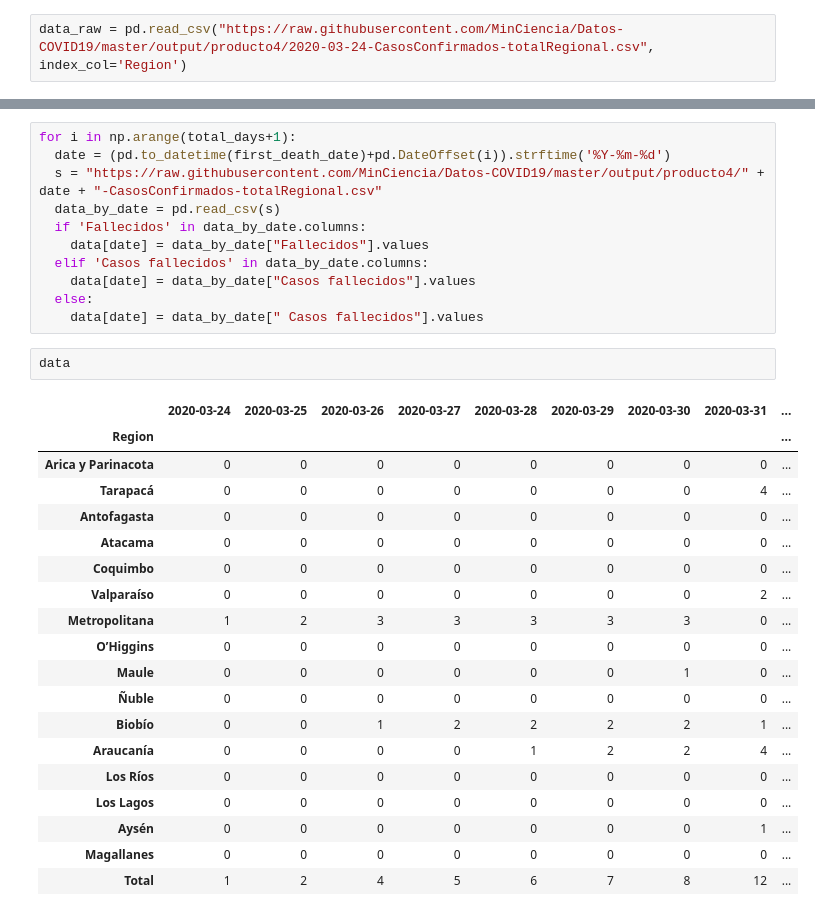
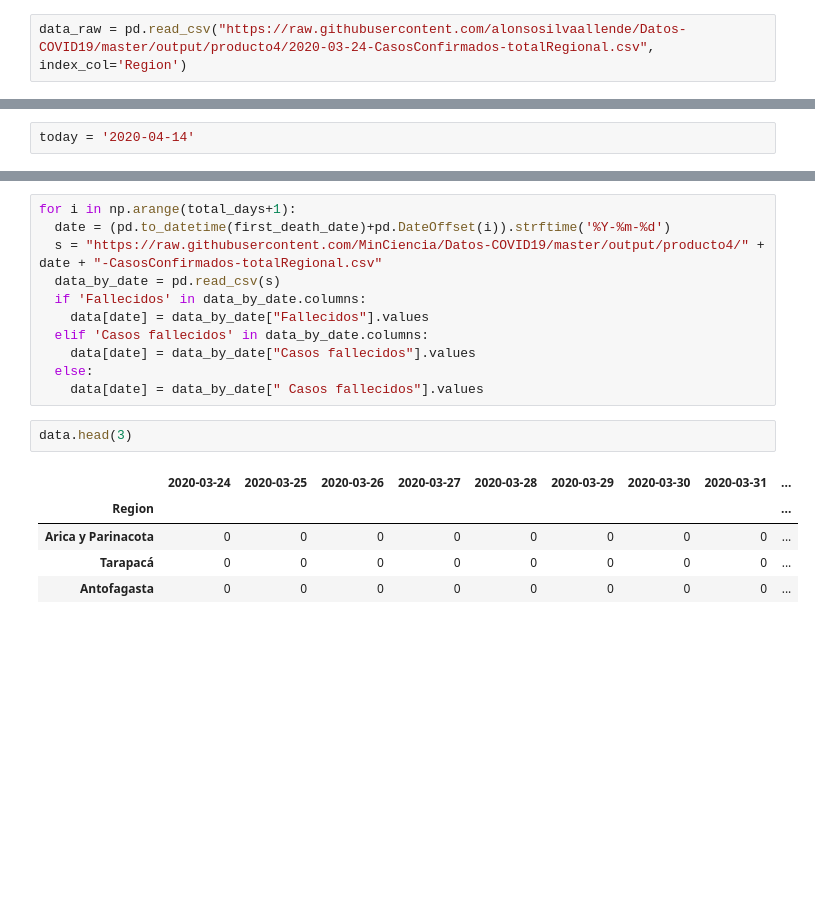
Before and after one commit to alonsosilvaallende/COVID-19, a Jupyter notebook: COVID_19_Chile_Total_Fallecidos_por_Region.ipynb, the cells around one changed output, grey strips where cells are left out. Saved outputs shown, nothing was run; the diff lists cells and outputs as text; blank space fills up the shorter version.

```diff
--- a/COVID_19_Chile_Total_Fallecidos_por_Region.ipynb
+++ b/COVID_19_Chile_Total_Fallecidos_por_Region.ipynb
@@ -8,7 +8,7 @@ plt.style.use('ggplot')
 # %%
 data = pd.DataFrame()
 # %%
-data_raw = pd.read_csv("https://raw.githubusercontent.com/MinCiencia/Datos-COVID19/master/output/producto4/2020-03-24-CasosConfirmados-totalRegional.csv", index_col='Region')
+data_raw = pd.read_csv("https://raw.githubusercontent.com/alonsosilvaallende/Datos-COVID19/master/output/producto4/2020-03-24-CasosConfirmados-totalRegional.csv", index_col='Region')
 # %%
 data_raw.head(3)
 # %% [output]
@@ -24,5 +44,7 @@ today = '2020-04-09'
 # %%
 first_death_date = '2020-03-24'
+# %%
+today = '2020-04-14'
 # %%
 total_days = (pd.to_datetime(today)-pd.to_datetime(first_death_date)).days
 total_days
@@ -40,24 +62,10 @@ for i in np.arange(total_days+1):
   else:
     data[date] = data_by_date[" Casos fallecidos"].values
 # %%
-data
+data.head(3)
 # %% [output]
 |  | 2020-03-24 | 2020-03-25 | 2020-03-26 | 2020-03-27 | 2020-03-28 | 2020-03-29 | 2020-03-30 | 2020-03-31 | ... |
 | Region |  |  |  |  |  |  |  |  | ... |
 | Arica y Parinacota | 0 | 0 | 0 | 0 | 0 | 0 | 0 | 0 | ... |
-| Tarapacá | 0 | 0 | 0 | 0 | 0 | 0 | 0 | 4 | ... |
+| Tarapacá | 0 | 0 | 0 | 0 | 0 | 0 | 0 | 0 | ... |
 | Antofagasta | 0 | 0 | 0 | 0 | 0 | 0 | 0 | 0 | ... |
-| Atacama | 0 | 0 | 0 | 0 | 0 | 0 | 0 | 0 | ... |
-| Coquimbo | 0 | 0 | 0 | 0 | 0 | 0 | 0 | 0 | ... |
-| Valparaíso | 0 | 0 | 0 | 0 | 0 | 0 | 0 | 2 | ... |
-| Metropolitana | 1 | 2 | 3 | 3 | 3 | 3 | 3 | 0 | ... |
-| O’Higgins | 0 | 0 | 0 | 0 | 0 | 0 | 0 | 0 | ... |
-| Maule | 0 | 0 | 0 | 0 | 0 | 0 | 1 | 0 | ... |
-| Ñuble | 0 | 0 | 0 | 0 | 0 | 0 | 0 | 0 | ... |
-| Biobío | 0 | 0 | 1 | 2 | 2 | 2 | 2 | 1 | ... |
-| Araucanía | 0 | 0 | 0 | 0 | 1 | 2 | 2 | 4 | ... |
-| Los Ríos | 0 | 0 | 0 | 0 | 0 | 0 | 0 | 0 | ... |
-| Los Lagos | 0 | 0 | 0 | 0 | 0 | 0 | 0 | 0 | ... |
-| Aysén | 0 | 0 | 0 | 0 | 0 | 0 | 0 | 1 | ... |
-| Magallanes | 0 | 0 | 0 | 0 | 0 | 0 | 0 | 0 | ... |
-| Total | 1 | 2 | 4 | 5 | 6 | 7 | 8 | 12 | ... |
```
Also changed, not shown: parts of 11 cells of this notebook.
